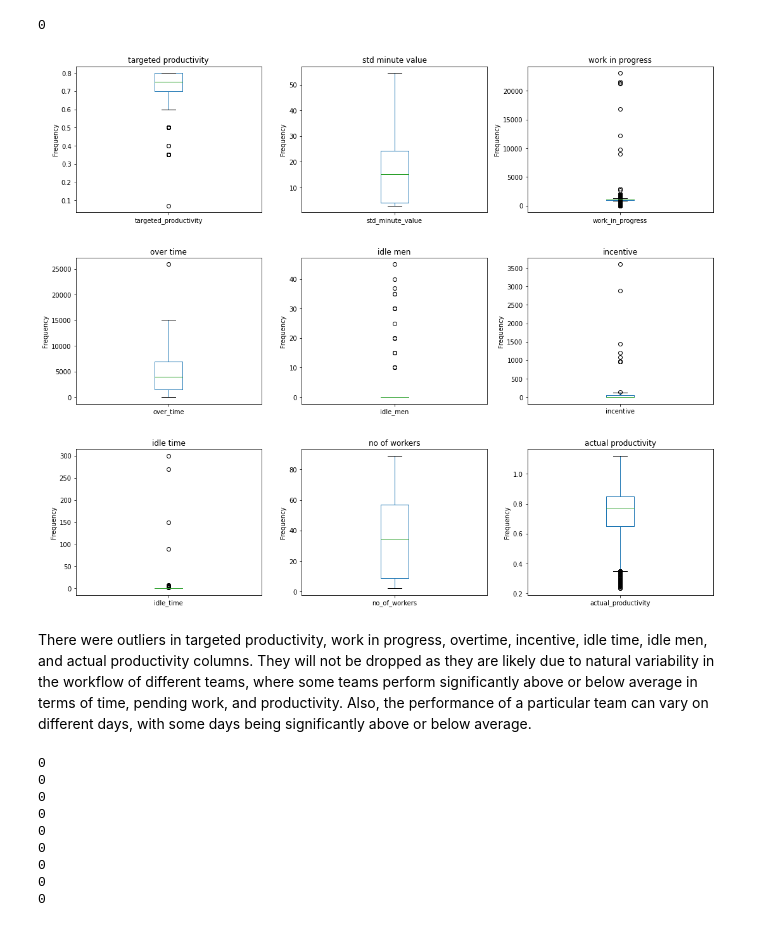
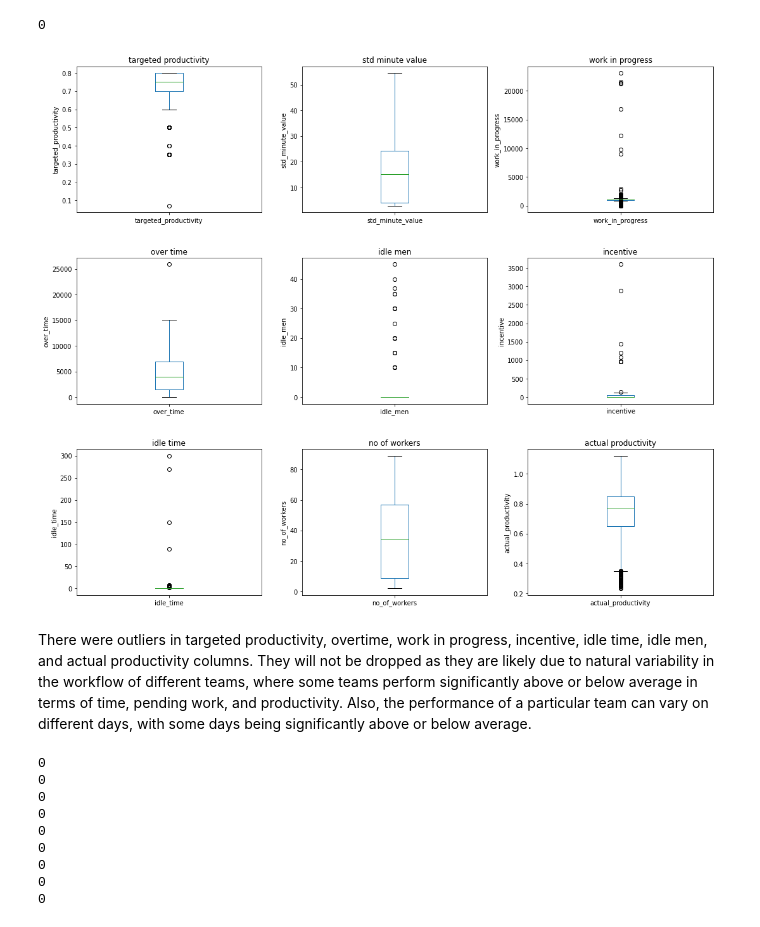
Before and after one commit to dynasty-29/Productivity-Prediction-Project, a Jupyter notebook: productivity_prediction.ipynb, the cells around one changed output. Saved outputs shown, nothing was run; the diff lists cells and outputs as text; code cells hidden in the pictures.

```diff
--- a/productivity_prediction.ipynb
+++ b/productivity_prediction.ipynb
@@ -197,23 +197,23 @@ def title(x):
 # %%
 # Checking for outliers in continuous data
 
 fig,axes = plt.subplots(nrows=3, ncols=3,figsize=(15,8))
 
 
 #plotting boxplots
 for i, ax in enumerate(axes.ravel()):
   df.boxplot(contin[i], grid=False, ax=ax)
   ax.set_title(f"{title(contin[i])}")
-  ax.set_ylabel("Frequency")
+  ax.set_ylabel(contin[i])
 
 
 fig.tight_layout()
 plt.subplots_adjust(top=1.5)
 plt.show()
 # %% [output]
-[figure, old version]
+[figure, new version]
 # %% [markdown]
-There were outliers in targeted productivity, work in progress, overtime, incentive, idle time, idle men, and actual productivity columns. They will not be dropped as they are likely due to natural variability in the workflow of different teams, where some teams perform significantly above or below average in terms of time, pending work, and productivity. Also, the performance of a particular team can vary on different days, with some days being significantly above or below average.
+There were outliers in targeted productivity, overtime, work in progress, incentive, idle time, idle men, and actual productivity columns. They will not be dropped as they are likely due to natural variability in the workflow of different teams, where some teams perform significantly above or below average in terms of time, pending work, and productivity. Also, the performance of a particular team can vary on different days, with some days being significantly above or below average.
 # %%
 #checking for anomalies
 
```
Also changed, not shown: parts of 23 cells of this notebook.
